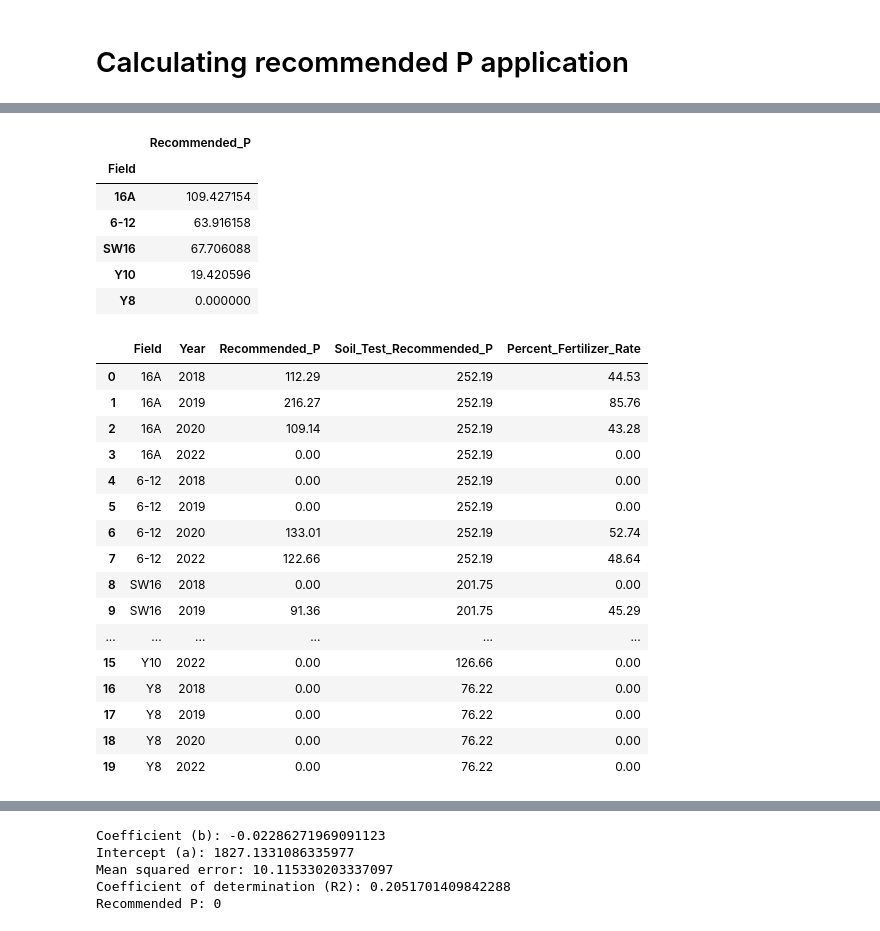
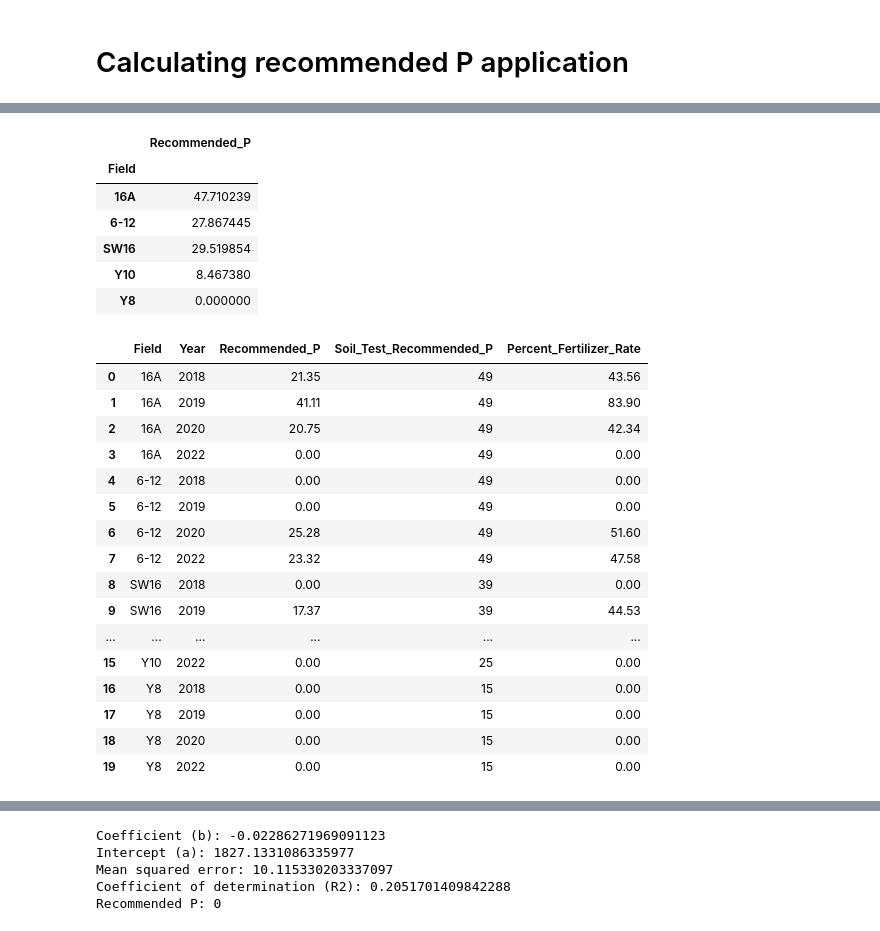
Before and after one commit to bo-maxwell-stevens/temple-phosphorus, a Jupyter notebook: 07_plotting_full_scinet_rf_output_zones.ipynb, the cells around one changed output, grey strips where cells are left out. Saved outputs shown, nothing was run; the diff lists cells and outputs as text; code cells hidden in the pictures.

```diff
--- a/07_plotting_full_scinet_rf_output_zones.ipynb
+++ b/07_plotting_full_scinet_rf_output_zones.ipynb
@@ -384,7 +384,7 @@ for field in fields:
         field_year_df = plotting_df[(plotting_df['field'] == field) & (plotting_df['year'] == year)].copy()
 
         # Convert units to metric
-        field_year_df.loc[:, 'x_metric'] = field_year_df['x']*0.45359/0.0404686
+        field_year_df.loc[:, 'x_metric'] = field_year_df['x']*0.45359/0.0404686 * 0.436
 
         # Extract x (P rate) and y (Yield)
         X = field_year_df['x_metric'].values.reshape(-1, 1)
@@ -432,51 +432,59 @@ recommended_P_df[['Field','Recommended_P']].groupby(['Field']).mean()
 # %% [output]
 |  | Recommended_P |
 | Field |  |
-| 16A | 109.427154 |
-| 6-12 | 63.916158 |
-| SW16 | 67.706088 |
-| Y10 | 19.420596 |
+| 16A | 47.710239 |
+| 6-12 | 27.867445 |
+| SW16 | 29.519854 |
+| Y10 | 8.467380 |
 | Y8 | 0.000000 |
 # %%
 # Treatments dictionary with medium treatment value for each field
+# treatments = {
+#     "16A": {"Medium": {"value": 22.5}},
+#     "6-12": {"Medium": {"value": 22.5}},
+#     "Y10": {"Medium": {"value": 11.3}},
+#     "Y8": {"Medium": {"value": 6.8}},
+#     "SW16": {"Medium": {"value": 18}}
+# }
 treatments = {
-    "16A": {"Medium": {"value": 22.5}},
-    "6-12": {"Medium": {"value": 22.5}},
-    "Y10": {"Medium": {"value": 11.3}},
-    "Y8": {"Medium": {"value": 6.8}},
-    "SW16": {"Medium": {"value": 18}}
+    "16A": {"Medium": {"value": 49}},
+    "6-12": {"Medium": {"value": 49}},
+    "Y10": {"Medium": {"value": 25}},
+    "Y8": {"Medium": {"value": 15}},
+    "SW16": {"Medium": {"value": 39}}
 }
 
-# Function to convert values to metric units
-def convert_to_metric(value):
-    return value * 0.45359 / 0.0404686
+# # Function to convert values to metric units
+# def convert_to_metric(value):
+#     return value * (0.45359 / 0.0404686)
 
-# Convert medium treatment values to metric units
-for field in treatments:
-    treatments[field]['Medium']['value'] = convert_to_metric(treatments[field]['Medium']['value'])
+# # Convert medium treatment values to metric units
+# for field in treatments:
+#     treatments[field]['Medium']['value'] = convert_to_metric(treatments[field]['Medium']['value'])
 
 # Add new columns to DataFrame
 recommended_P_df['Soil_Test_Recommended_P'] = recommended_P_df['Field'].map(lambda x: treatments.get(x, {}).get('Medium', {}).get('value', None))
 recommended_P_df['Percent_Fertilizer_Rate'] = (recommended_P_df['Recommended_P'] / recommended_P_df['Soil_Test_Recommended_P']) * 100
+recommended_P_df.loc[:, 'Recommended_P'] = recommended_P_df.loc[:, 'Recommended_P']
 
 recommended_P_df.to_csv('Output/Tables/Table S1.csv')
 (round(recommended_P_df, 2))
 # %% [output]
 |  | Field | Year | Recommended_P | Soil_Test_Recommended_P | Percent_Fertilizer_Rate |
-| 0 | 16A | 2018 | 112.29 | 252.19 | 44.53 |
-| 1 | 16A | 2019 | 216.27 | 252.19 | 85.76 |
-| 2 | 16A | 2020 | 109.14 | 252.19 | 43.28 |
-| 3 | 16A | 2022 | 0.00 | 252.19 | 0.00 |
-| 4 | 6-12 | 2018 | 0.00 | 252.19 | 0.00 |
-| 5 | 6-12 | 2019 | 0.00 | 252.19 | 0.00 |
-| 6 | 6-12 | 2020 | 133.01 | 252.19 | 52.74 |
-| 7 | 6-12 | 2022 | 122.66 | 252.19 | 48.64 |
-| 8 | SW16 | 2018 | 0.00 | 201.75 | 0.00 |
-| 9 | SW16 | 2019 | 91.36 | 201.75 | 45.29 |
+| 0 | 16A | 2018 | 21.35 | 49 | 43.56 |
+| 1 | 16A | 2019 | 41.11 | 49 | 83.90 |
+| 2 | 16A | 2020 | 20.75 | 49 | 42.34 |
+| 3 | 16A | 2022 | 0.00 | 49 | 0.00 |
+| 4 | 6-12 | 2018 | 0.00 | 49 | 0.00 |
+| 5 | 6-12 | 2019 | 0.00 | 49 | 0.00 |
+| 6 | 6-12 | 2020 | 25.28 | 49 | 51.60 |
+| 7 | 6-12 | 2022 | 23.32 | 49 | 47.58 |
+| 8 | SW16 | 2018 | 0.00 | 39 | 0.00 |
+| 9 | SW16 | 2019 | 17.37 | 39 | 44.53 |
 | ... | ... | ... | ... | ... | ... |
-| 15 | Y10 | 2022 | 0.00 | 126.66 | 0.00 |
-| 16 | Y8 | 2018 | 0.00 | 76.22 | 0.00 |
-| 17 | Y8 | 2019 | 0.00 | 76.22 | 0.00 |
-| 18 | Y8 | 2020 | 0.00 | 76.22 | 0.00 |
-| 19 | Y8 | 2022 | 0.00 | 76.22 | 0.00 |
+| 15 | Y10 | 2022 | 0.00 | 25 | 0.00 |
+| 16 | Y8 | 2018 | 0.00 | 15 | 0.00 |
+| 17 | Y8 | 2019 | 0.00 | 15 | 0.00 |
+| 18 | Y8 | 2020 | 0.00 | 15 | 0.00 |
+| 19 | Y8 | 2022 | 0.00 | 15 | 0.00 |
 # %%
```
Also changed, not shown: parts of 4 cells of this notebook, 5 other files.
